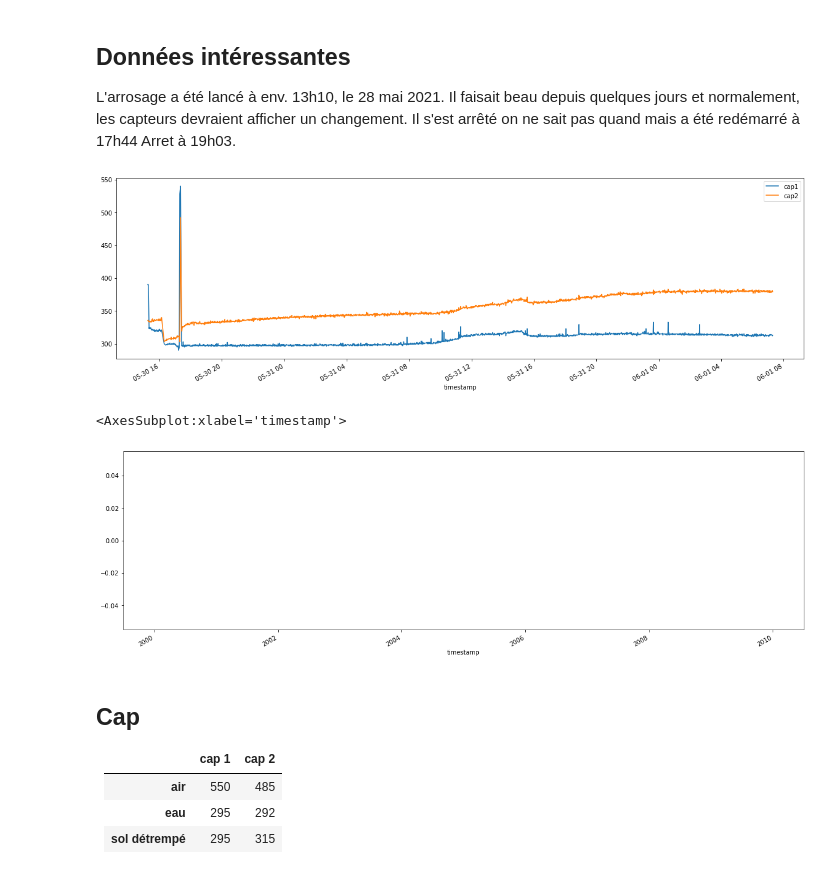
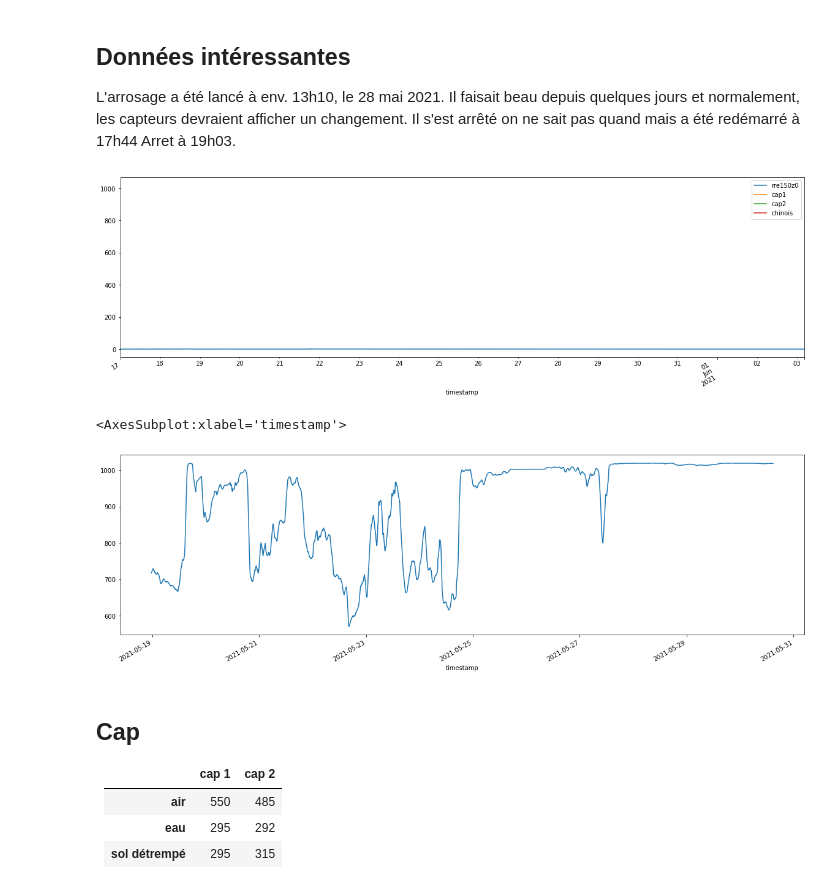
Before and after one commit to Iomys/E2_watering, a Jupyter notebook: report/Analyse des capteur.ipynb, the cells around one changed output. Saved outputs shown, nothing was run; the diff lists cells and outputs as text; code cells hidden in the pictures.

```diff
--- a/report/Analyse des capteur.ipynb
+++ b/report/Analyse des capteur.ipynb
@@ -16,4 +16,4 @@ os.system('scp pi@192.168.1.204:/home/pi/E2_watering/report/soil_moisture.csv  /
 # %%
-df = pd.read_csv('soil_moisture.csv', parse_dates=True,index_col='timestamp',sep='\s*,\s*',engine='python')
+df = pd.read_csv('soil_moisture_to_2021_05_30.csv', parse_dates=True,index_col='timestamp',sep='\s*,\s*',engine='python')
 df
 # %% [output]
@@ -48,47 +46,60 @@ L'arrosage a été lancé à env. 13h10, le 28 mai 2021. Il faisait beau depuis
 les capteurs devraient afficher un changement. Il s'est arrêté on ne sait pas quand mais a été redémarré à 17h44
 Arret à 19h03.
 # %%
-df3 = df[["cap1", "cap2", "chinois", "cap0"]]
-df3 = df3[df3['cap0']<=1024]
+fig, axs = plt.subplots(figsize=(20,6))
+custom_date_parser = lambda x: datetime.strptime(x, "%Y%m%d%H%M")
+
+precipitation = pd.read_csv("precipitations.txt", delimiter=";", parse_dates=["time"], date_parser=custom_date_parser, index_col=["time"])
+precipitation
+precipitation.plot(ax=axs)
+
+
+#df3 = df[["cap1", "cap2", "chinois", "cap0"]]
+df3 = df[["cap1", "cap2", "chinois"]]
+#df3 = df3[df3['cap0']<=1024]
 df3 = df3[df3['cap1']<=1024]
 df3 = df3[df3['cap2']<=1024]
 #df3 = df3[df3['chinois']<=1024]
 #df3 = df3[df3.index >"2021-05-30 13:00"][["cap1", "cap2", "cap0", "chinois"]]
 #df3 = df3[df3.index <"2021-05-22 06:00"][["cap1", "cap2", "cap0", "chinois"]]
 
 
 #chinois
 #df3 = df3[((df3.chinois.shift() - df3.chinois)<50)] #Supression des sauts négatifs
 #df3 = df3[((df3.chinois - df3.chinois.shift())<50)] #Supression des sauts positifs
 
 #cap0
-df3 = df3[((df3.cap0.shift() - df3.cap0)<20)] #Supression des sauts négatifs
-df3 = df3[((df3.cap0 - df3.cap0.shift())<20)] #Supression des sauts positifs
+#df3 = df3[((df3.cap0.shift() - df3.cap0)<20)] #Supression des sauts négatifs
+#df3 = df3[((df3.cap0 - df3.cap0.shift())<20)] #Supression des sauts positifs
 
 #cap1
 df3 = df3[((df3.cap1.shift() - df3.cap1)<20)] #Supression des sauts négatifs
 df3 = df3[((df3.cap1 - df3.cap1.shift())<20)] #Supression des sauts positifs
 #
 # #cap2
 df3 = df3[((df3.cap2.shift() - df3.cap2)<20)] #Supression des sauts négatifs
 df3 = df3[((df3.cap2 - df3.cap2.shift())<20)] #Supression des sauts positifs
 
+#chinois
+df3 = df3[((df3.chinois.shift() - df3.chinois)<20)] #Supression des sauts négatifs
+df3 = df3[((df3.chinois - df3.chinois.shift())<20)]
+
 #Moving Average
 df3 = df3.rolling(60).mean()
 
 #Création du plot
 
-df3[["cap1", "cap2"]].plot(figsize=(20, 6))
+df3[["cap1", "cap2", "chinois"]].plot(figsize=(20, 6), ax=axs)
 #ax1 = ax.twinx()
 #df3["cap2"].plot(ax=ax1, color="red")
 plt.savefig("/home/iomys/Programmation/E2_watering/fig/moisture.svg")
 # %% [output]
-[figure, old version]
+[figure, new version]
 # %%
 df3.chinois.plot(figsize=(20, 6))
 # %% [output]
 <AxesSubplot:xlabel='timestamp'>
-[figure, old version]
+[figure, new version]
 # %% [markdown]
 ## Cap
 
```
Also changed, not shown: parts of 4 cells of this notebook, 5 other files.
